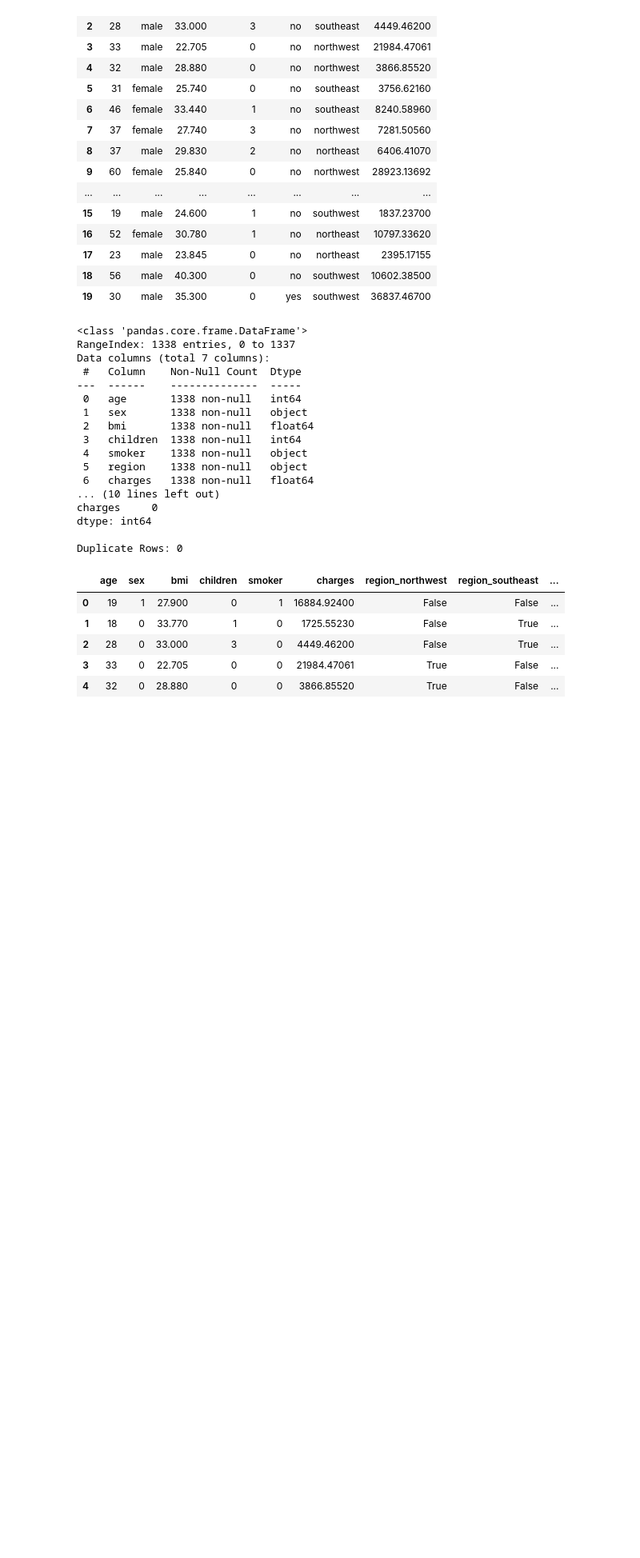
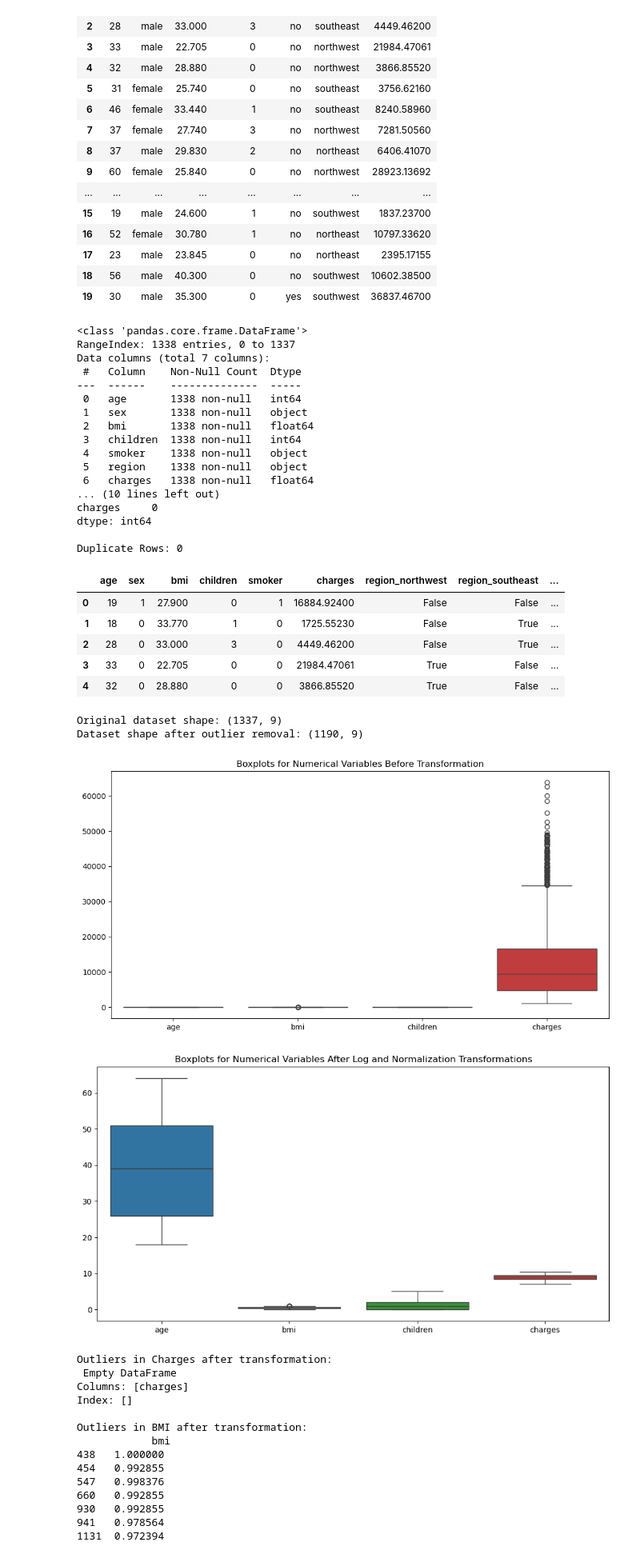
Before and after one commit to AndrewJesse/ML-Insurance-Charges-Prediction-Model, a Jupyter notebook: main.ipynb, the cells around one changed output. Shown at 80% size. Cells and saved outputs as stored; diff of their text form; code cells hidden in the pictures; blank space fills up the shorter version.

Commit message:
C Data Extraction and Preperation

```diff
--- a/main.ipynb
+++ b/main.ipynb
@@ -75,3 +75,76 @@ df.head()
 | 2 | 28 | 0 | 33.000 | 3 | 0 | 4449.46200 | False | True | ... |
 | 3 | 33 | 0 | 22.705 | 0 | 0 | 21984.47061 | True | False | ... |
 | 4 | 32 | 0 | 28.880 | 0 | 0 | 3866.85520 | True | False | ... |
+# %%
+#C Data Extraction and Preperation
+# Function to remove outliers using Interquartile Range (IQR)
+def remove_outliers(df, column):
+    Q1 = df[column].quantile(0.25)
+    Q3 = df[column].quantile(0.75)
+    IQR = Q3 - Q1
+    lower_bound = Q1 - 1.5 * IQR
+    upper_bound = Q3 + 1.5 * IQR
+    return df[(df[column] >= lower_bound) & (df[column] <= upper_bound)]
+
+# Remove outliers from 'bmi' and 'charges' columns
+df_cleaned = remove_outliers(df, 'bmi')
+df_cleaned = remove_outliers(df_cleaned, 'charges')
+
+# Apply log transformation to 'charges' to reduce skewness
+df_cleaned['charges'] = np.log(df_cleaned['charges'])
+
+# Apply Min-Max Normalization to 'bmi' for better scaling
+df_cleaned['bmi'] = (df_cleaned['bmi'] - df_cleaned['bmi'].min()) / (df_cleaned['bmi'].max() - df_cleaned['bmi'].min())
+
+# Display the shape of dataset before and after outlier removal
+print("Original dataset shape:", df.shape)
+print("Dataset shape after outlier removal:", df_cleaned.shape)
+
+# Plot boxplots before transformation
+plt.figure(figsize=(12,6))
+sns.boxplot(data=df[['age', 'bmi', 'children', 'charges']])
+plt.title("Boxplots for Numerical Variables Before Transformation")
+plt.show()
+
+# Plot boxplots after log and normalization transformations
+plt.figure(figsize=(12,6))
+sns.boxplot(data=df_cleaned[['age', 'bmi', 'children', 'charges']])
+plt.title("Boxplots for Numerical Variables After Log and Normalization Transformations")
+plt.show()
+
+# Function to detect outliers using IQR method
+def detect_outliers(df, column):
+    Q1 = df[column].quantile(0.25)
+    Q3 = df[column].quantile(0.75)
+    IQR = Q3 - Q1
+    lower_bound = Q1 - 1.5 * IQR
+    upper_bound = Q3 + 1.5 * IQR
+    outliers = df[(df[column] < lower_bound) | (df[column] > upper_bound)]
+    return outliers[[column]]
+
+# Identify outliers in 'charges' and 'bmi' after transformations
+charges_outliers = detect_outliers(df_cleaned, 'charges')
+bmi_outliers = detect_outliers(df_cleaned, 'bmi')
+
+# Display first 10 outlier values
+print("\nOutliers in Charges after transformation:\n", charges_outliers.head(10))
+print("\nOutliers in BMI after transformation:\n", bmi_outliers.head(10))
+# %% [output]
+Original dataset shape: (1337, 9)
+Dataset shape after outlier removal: (1190, 9)
+[figure, added]
+[figure, added]
+Outliers in Charges after transformation:
+ Empty DataFrame
+Columns: [charges]
+Index: []
+
+Outliers in BMI after transformation:
+            bmi
+438   1.000000
+454   0.992855
+547   0.998376
+660   0.992855
+930   0.992855
+941   0.978564
+1131  0.972394
```
